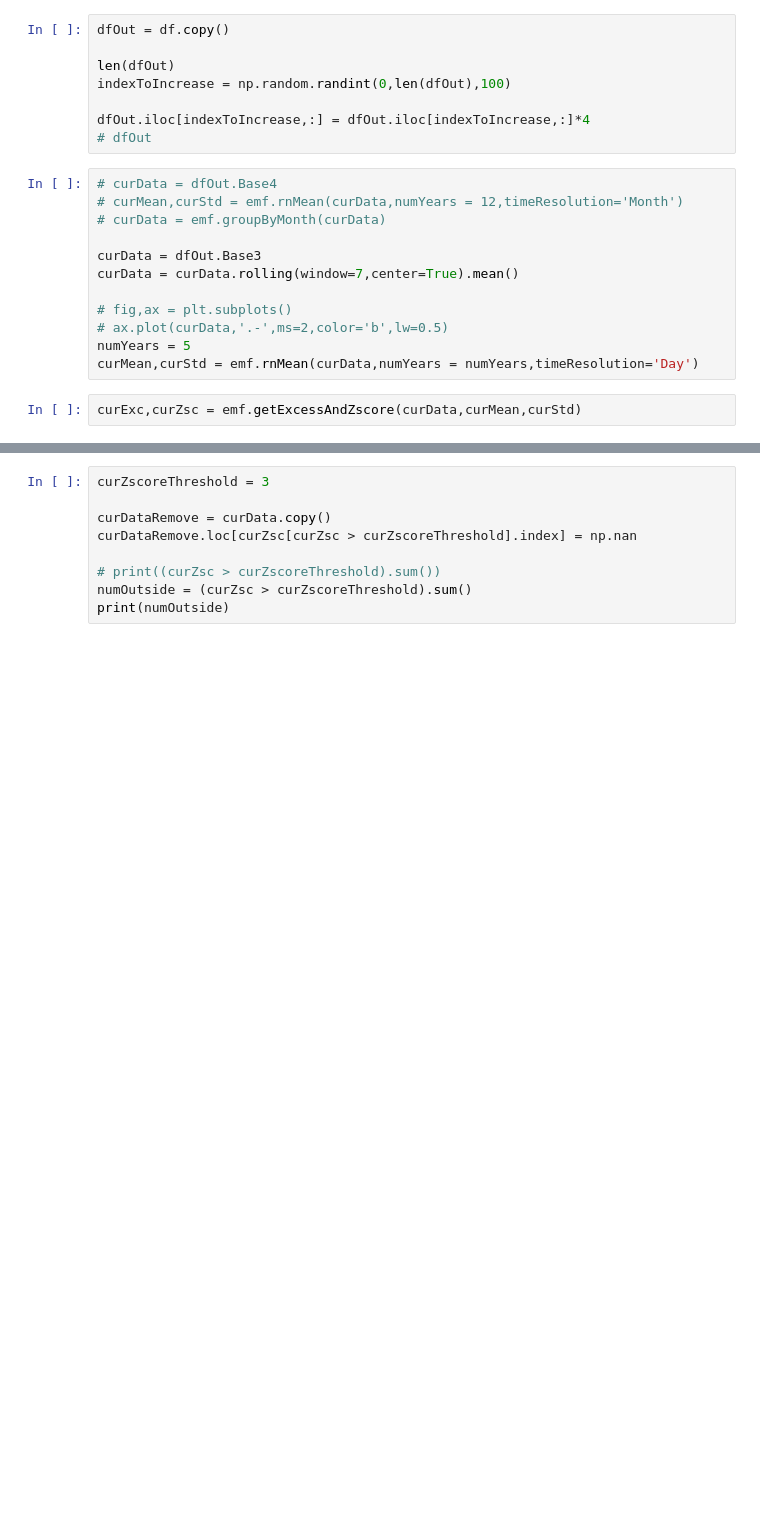
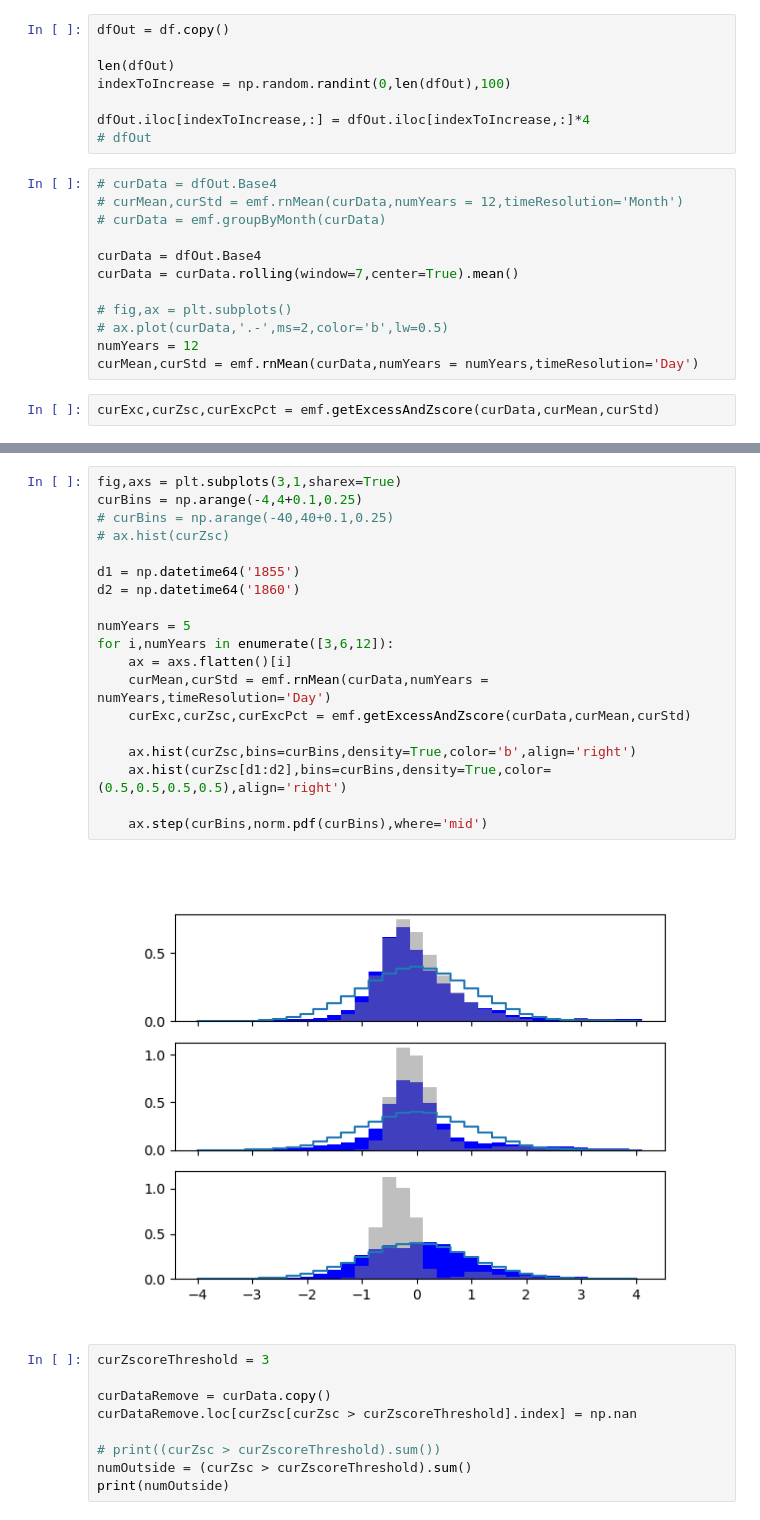
Before and after one commit to PandemiXcenter/ExcessMortality, a Jupyter notebook: TestingAndDevelopment.ipynb, the cells around one changed output, grey strips where cells are left out. Drawn from its saved outputs; the diff is of its cells as text; blank space fills up the shorter version.

```diff
--- a/TestingAndDevelopment.ipynb
+++ b/TestingAndDevelopment.ipynb
@@ -245,15 +313,15 @@ dfOut.iloc[indexToIncrease,:] = dfOut.iloc[indexToIncrease,:]*4
 # curMean,curStd = emf.rnMean(curData,numYears = 12,timeResolution='Month')
 # curData = emf.groupByMonth(curData)
 
-curData = dfOut.Base3
+curData = dfOut.Base4
 curData = curData.rolling(window=7,center=True).mean()
 
 # fig,ax = plt.subplots()
 # ax.plot(curData,'.-',ms=2,color='b',lw=0.5)
-numYears = 5
+numYears = 12
 curMean,curStd = emf.rnMean(curData,numYears = numYears,timeResolution='Day')
 # %%
-curExc,curZsc = emf.getExcessAndZscore(curData,curMean,curStd)
+curExc,curZsc,curExcPct = emf.getExcessAndZscore(curData,curMean,curStd)
 # %%
 fig,axs = plt.subplots(3,1,figsize=(8,6),sharex=True)
 ax1,ax2,ax3 = axs
@@ -289,3 +363,24 @@ ax3.fill_between(curData.index,-np.ones(curStd.shape),+np.ones(curStd.shape),col
+# %%
+fig,axs = plt.subplots(3,1,sharex=True)
+curBins = np.arange(-4,4+0.1,0.25)
+# curBins = np.arange(-40,40+0.1,0.25)
+# ax.hist(curZsc)
+
+d1 = np.datetime64('1855')
+d2 = np.datetime64('1860')
+
+numYears = 5
+for i,numYears in enumerate([3,6,12]):
+    ax = axs.flatten()[i]
+    curMean,curStd = emf.rnMean(curData,numYears = numYears,timeResolution='Day')
+    curExc,curZsc,curExcPct = emf.getExcessAndZscore(curData,curMean,curStd)
+
+    ax.hist(curZsc,bins=curBins,density=True,color='b',align='right')
+    ax.hist(curZsc[d1:d2],bins=curBins,density=True,color=(0.5,0.5,0.5,0.5),align='right')
+
+    ax.step(curBins,norm.pdf(curBins),where='mid')
+# %% [output]
+[figure, added]
 # %%
 curZscoreThreshold = 3
 
```
Also changed, not shown: parts of 13 cells of this notebook, 2 other files.
